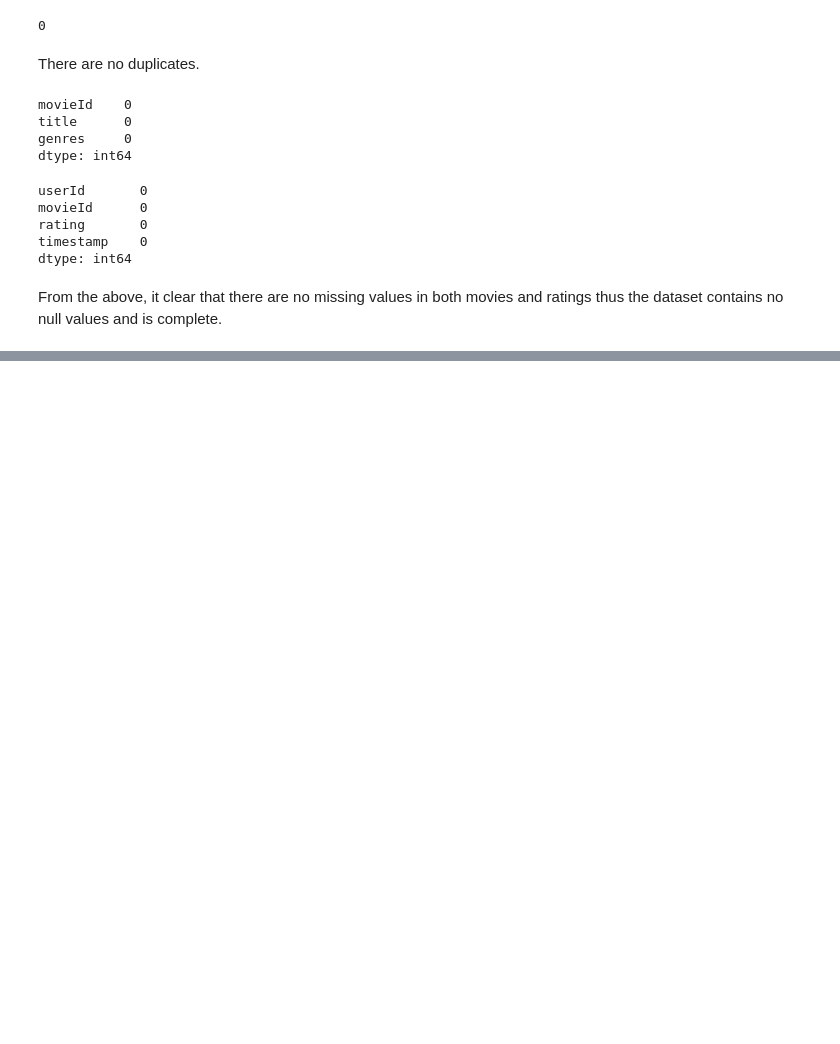
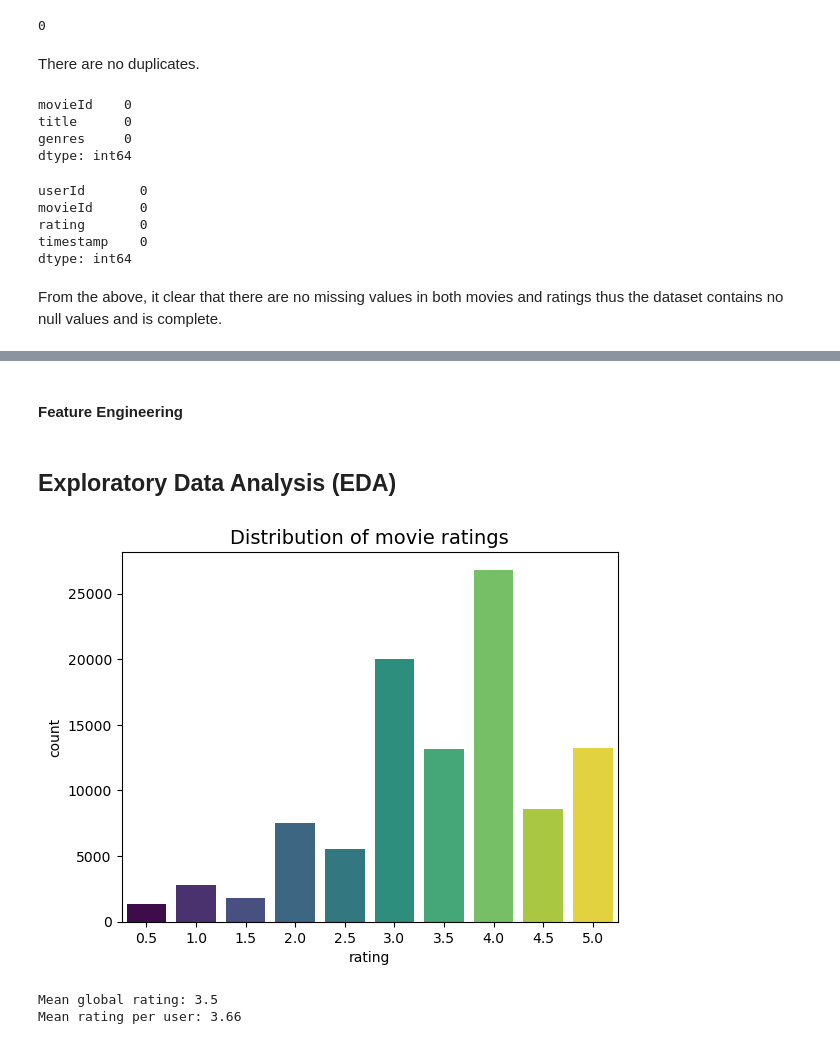
Before and after one commit to Kelsey-Maina/movie_recommendation_system, a Jupyter notebook: MOVIE_LENS_NB.ipynb, the cells around one changed output, grey strips where cells are left out. Saved outputs shown, nothing was run; the diff lists cells and outputs as text; code cells hidden in the pictures; blank space fills up the shorter version.

```diff
--- a/MOVIE_LENS_NB.ipynb
+++ b/MOVIE_LENS_NB.ipynb
@@ -236,0 +262,2 @@ for column in numeric_columns:
+# %% [markdown]
+#### Feature Engineering
@@ -236,0 +268,17 @@ for column in numeric_columns:
+# %% [markdown]
+## Exploratory Data Analysis (EDA)
+# %%
+# Distribution of movie ratings:
+sns.countplot(data=ratings, x="rating", palette="viridis", hue="rating", legend=False)
+plt.title("Distribution of movie ratings", fontsize=14)
+plt.show()
+# %% [output]
+[figure, added]
+# %%
+# Global and per-user mean ratings.
+print(f"Mean global rating: {round(ratings['rating'].mean(),2)}")
+mean_ratings = ratings.groupby('userId')['rating'].mean()
+print(f"Mean rating per user: {round(mean_ratings.mean(),2)}")
+# %% [output]
+Mean global rating: 3.5
+Mean rating per user: 3.66
```
Also changed, not shown: parts of 21 cells of this notebook.
